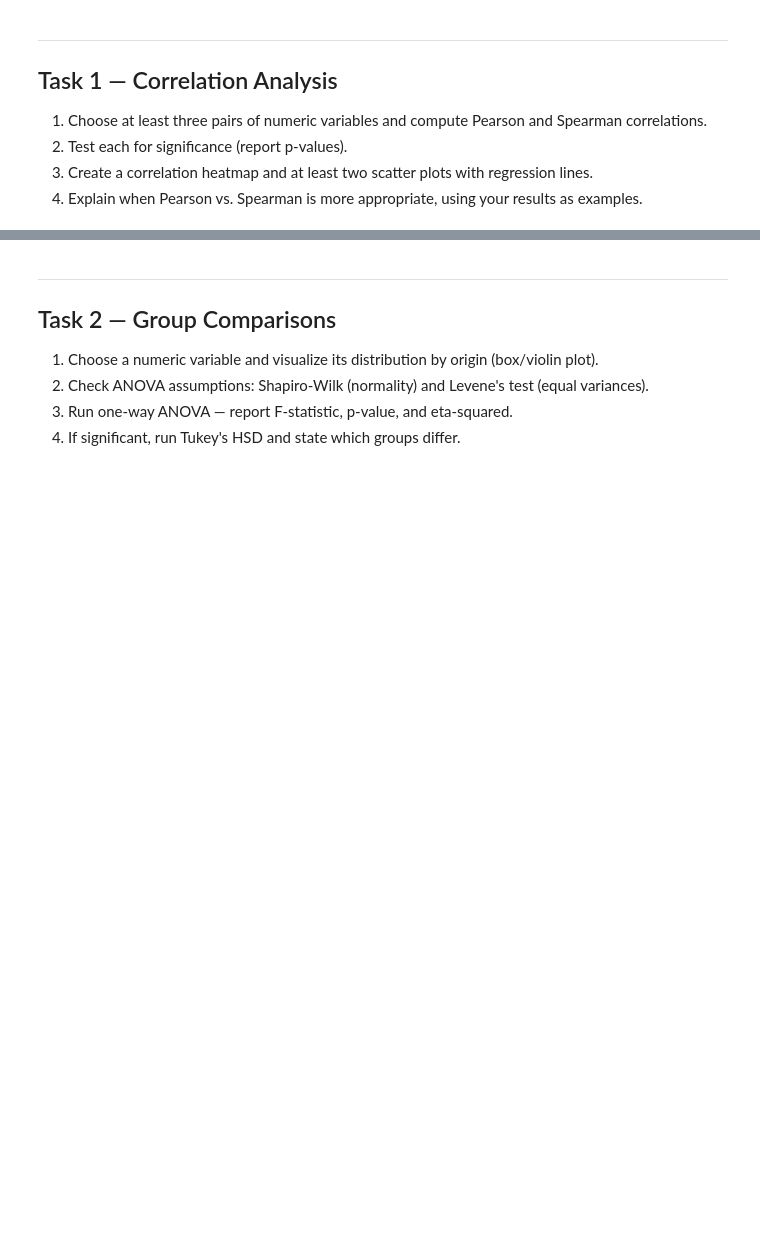
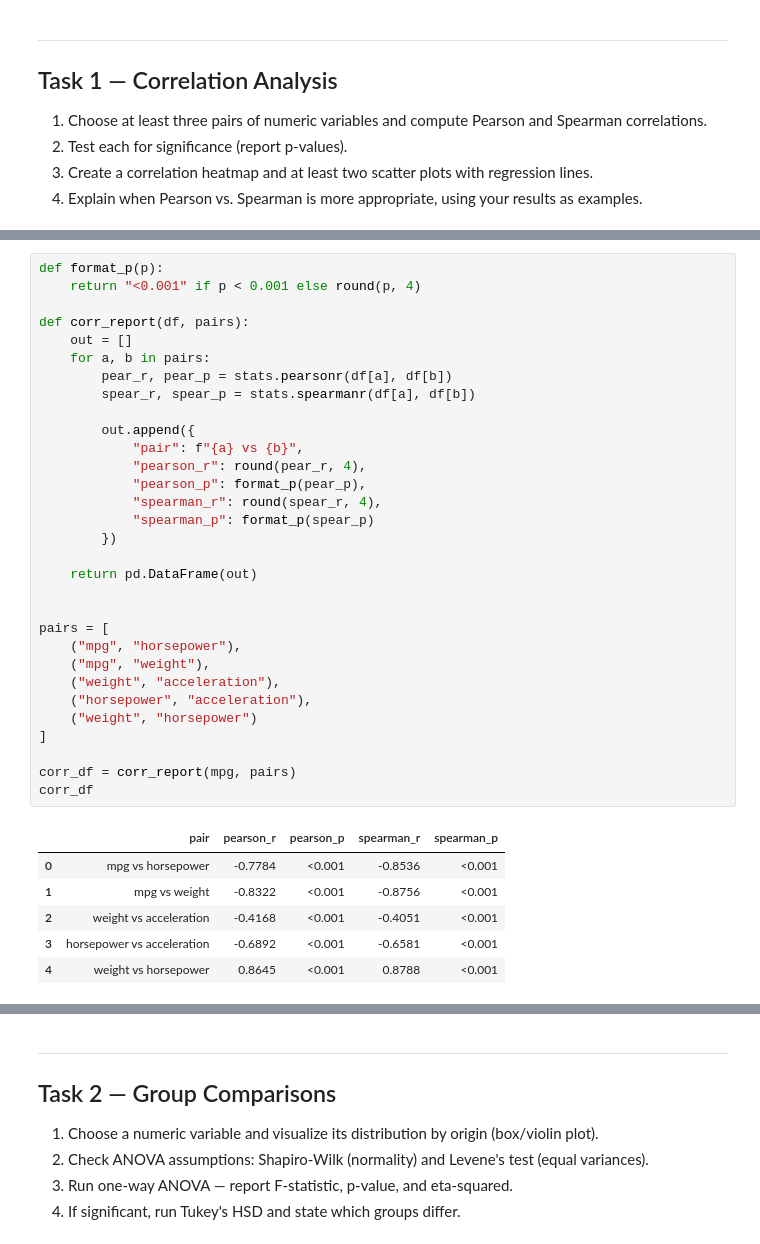
Before and after one commit to Manheim666/ironhack-ai-engineering, a Jupyter notebook: module-3/m3-13-assessment/m3-13-assessment.ipynb, the cells around one changed output, grey strips where cells are left out. Drawn from its saved outputs; the diff is of its cells as text; blank space fills up the shorter version.

```diff
--- a/module-3/m3-13-assessment/m3-13-assessment.ipynb
+++ b/module-3/m3-13-assessment/m3-13-assessment.ipynb
@@ -45,0 +180,38 @@ Your answer here…
+# %%
+def format_p(p):
+    return "<0.001" if p < 0.001 else round(p, 4)
+
+def corr_report(df, pairs):
+    out = []
+    for a, b in pairs:
+        pear_r, pear_p = stats.pearsonr(df[a], df[b])
+        spear_r, spear_p = stats.spearmanr(df[a], df[b])
+
+        out.append({
+            "pair": f"{a} vs {b}",
+            "pearson_r": round(pear_r, 4),
+            "pearson_p": format_p(pear_p),
+            "spearman_r": round(spear_r, 4),
+            "spearman_p": format_p(spear_p)
+        })
+
+    return pd.DataFrame(out)
+
+
+pairs = [
+    ("mpg", "horsepower"),
+    ("mpg", "weight"),
+    ("weight", "acceleration"),
+    ("horsepower", "acceleration"),
+    ("weight", "horsepower")
+]
+
+corr_df = corr_report(mpg, pairs)
+corr_df
+# %% [output]
+|  | pair | pearson_r | pearson_p | spearman_r | spearman_p |
+| 0 | mpg vs horsepower | -0.7784 | <0.001 | -0.8536 | <0.001 |
+| 1 | mpg vs weight | -0.8322 | <0.001 | -0.8756 | <0.001 |
+| 2 | weight vs acceleration | -0.4168 | <0.001 | -0.4051 | <0.001 |
+| 3 | horsepower vs acceleration | -0.6892 | <0.001 | -0.6581 | <0.001 |
+| 4 | weight vs horsepower | 0.8645 | <0.001 | 0.8788 | <0.001 |
```
Also changed, not shown: parts of 34 cells of this notebook.
